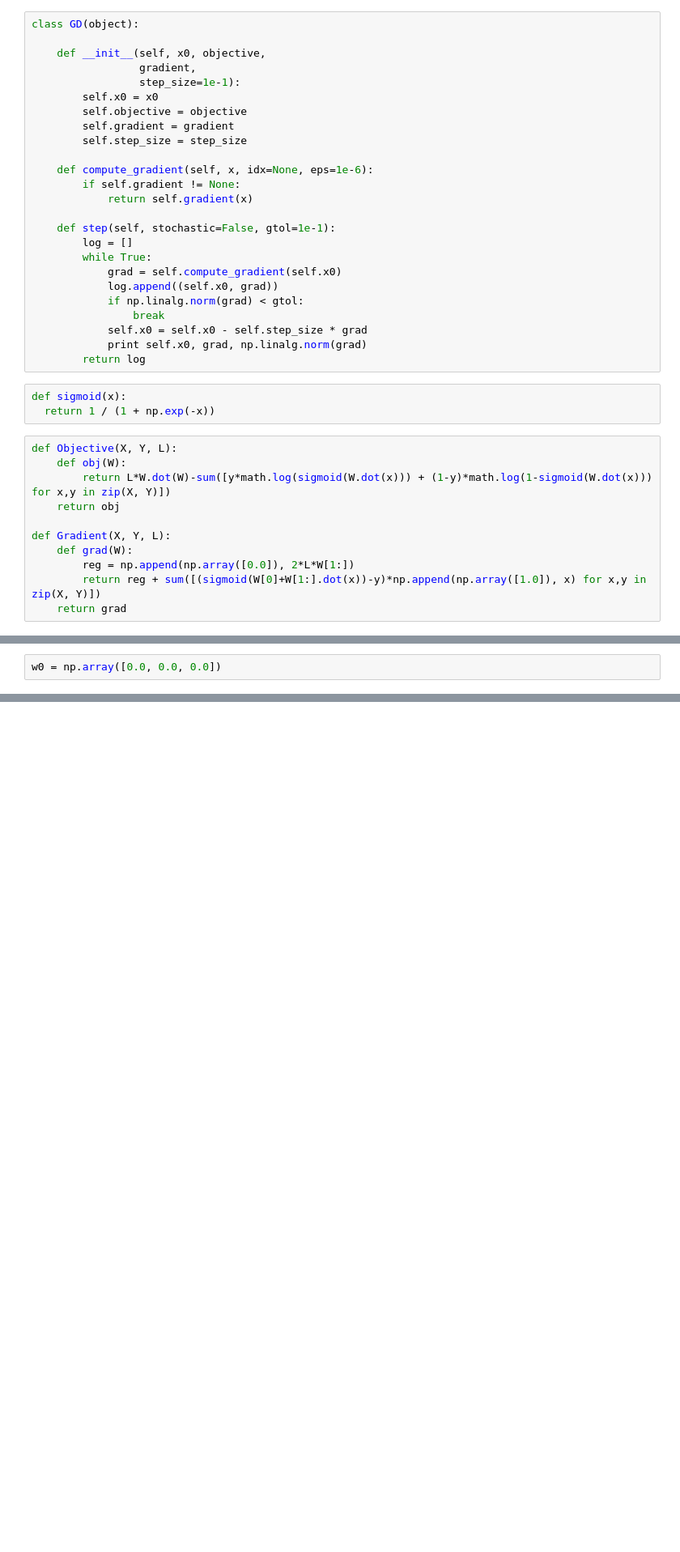
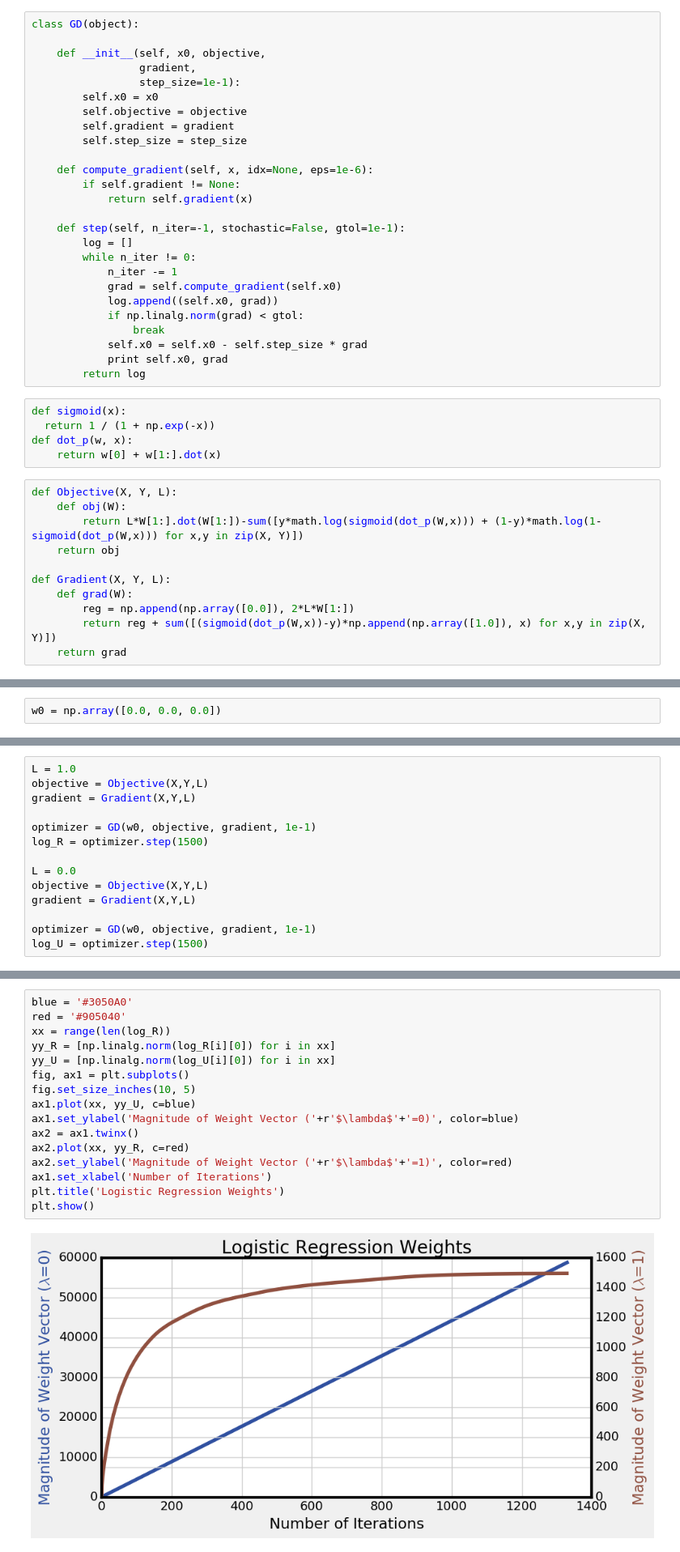
Before and after one commit to amartyashankha/6.867-HW-2016, a Jupyter notebook: HW2/logistic_regression.ipynb, the cells around one changed output, grey strips where cells are left out. Shown at 81% size. Saved outputs shown, nothing was run; the diff lists cells and outputs as text; blank space fills up the shorter version.

```diff
--- a/HW2/logistic_regression.ipynb
+++ b/HW2/logistic_regression.ipynb
@@ -28,27 +34,30 @@ class GD(object):
         if self.gradient != None:
             return self.gradient(x)
 
-    def step(self, stochastic=False, gtol=1e-1):
+    def step(self, n_iter=-1, stochastic=False, gtol=1e-1):
         log = []
-        while True:
+        while n_iter != 0:
+            n_iter -= 1
             grad = self.compute_gradient(self.x0)
             log.append((self.x0, grad))
             if np.linalg.norm(grad) < gtol:
                 break
             self.x0 = self.x0 - self.step_size * grad
-            print self.x0, grad, np.linalg.norm(grad)
+            print self.x0, grad
         return log
 # %%
 def sigmoid(x):
   return 1 / (1 + np.exp(-x))
+def dot_p(w, x):
+    return w[0] + w[1:].dot(x)
 # %%
 def Objective(X, Y, L):
     def obj(W):
-        return L*W.dot(W)-sum([y*math.log(sigmoid(W.dot(x))) + (1-y)*math.log(1-sigmoid(W.dot(x))) for x,y in zip(X, Y)])
+        return L*W[1:].dot(W[1:])-sum([y*math.log(sigmoid(dot_p(W,x))) + (1-y)*math.log(1-sigmoid(dot_p(W,x))) for x,y in zip(X, Y)])
     return obj
 
 def Gradient(X, Y, L):
     def grad(W):
         reg = np.append(np.array([0.0]), 2*L*W[1:])
-        return reg + sum([(sigmoid(W[0]+W[1:].dot(x))-y)*np.append(np.array([1.0]), x) for x,y in zip(X, Y)])
+        return reg + sum([(sigmoid(dot_p(W,x))-y)*np.append(np.array([1.0]), x) for x,y in zip(X, Y)])
     return grad
@@ -107,0 +66,14 @@ NameError: name 'W' is not defined
+# %%
+L = 1.0
+objective = Objective(X,Y,L)
+gradient = Gradient(X,Y,L)
+
+optimizer = GD(w0, objective, gradient, 1e-1)
+log_R = optimizer.step(1500)
+
+L = 0.0
+objective = Objective(X,Y,L)
+gradient = Gradient(X,Y,L)
+
+optimizer = GD(w0, objective, gradient, 1e-1)
+log_U = optimizer.step(1500)
@@ -107,0 +115,18 @@ NameError: name 'W' is not defined
+# %%
+blue = '#3050A0'
+red = '#905040'
+xx = range(len(log_R))
+yy_R = [np.linalg.norm(log_R[i][0]) for i in xx]
+yy_U = [np.linalg.norm(log_U[i][0]) for i in xx]
+fig, ax1 = plt.subplots()
+fig.set_size_inches(10, 5)
+ax1.plot(xx, yy_U, c=blue)
+ax1.set_ylabel('Magnitude of Weight Vector ('+r'$\lambda$'+'=0)', color=blue)
+ax2 = ax1.twinx()
+ax2.plot(xx, yy_R, c=red)
+ax2.set_ylabel('Magnitude of Weight Vector ('+r'$\lambda$'+'=1)', color=red)
+ax1.set_xlabel('Number of Iterations')
+plt.title('Logistic Regression Weights')
+plt.show()
+# %% [output]
+[figure, added]
```
Also changed, not shown: parts of 17 cells of this notebook, 23 other files.
